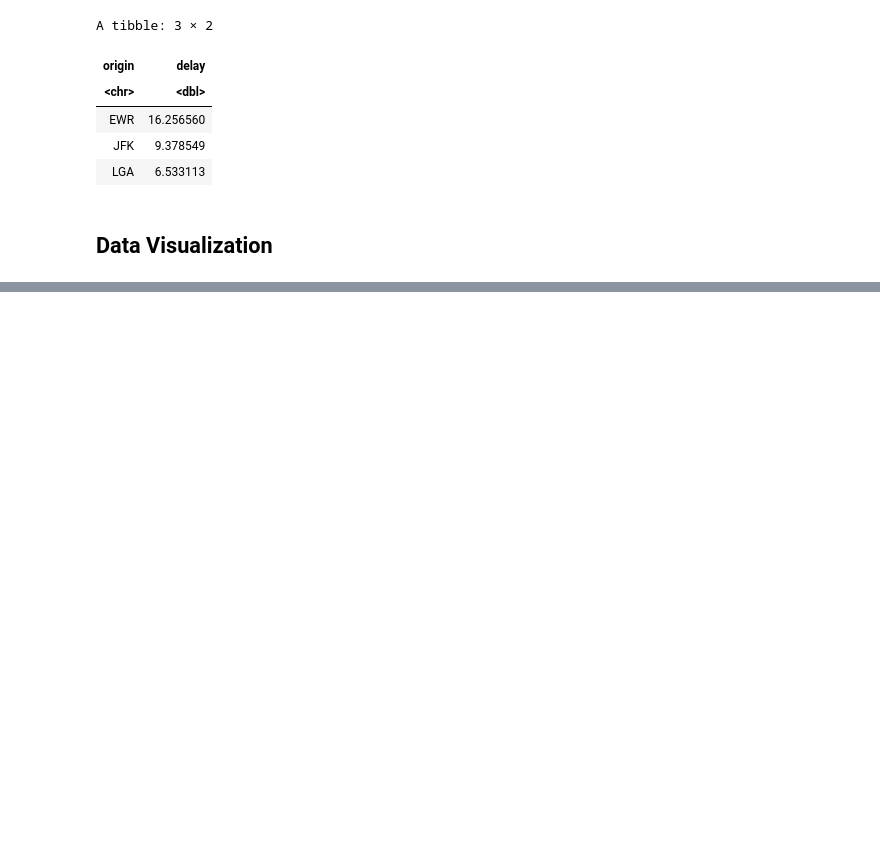
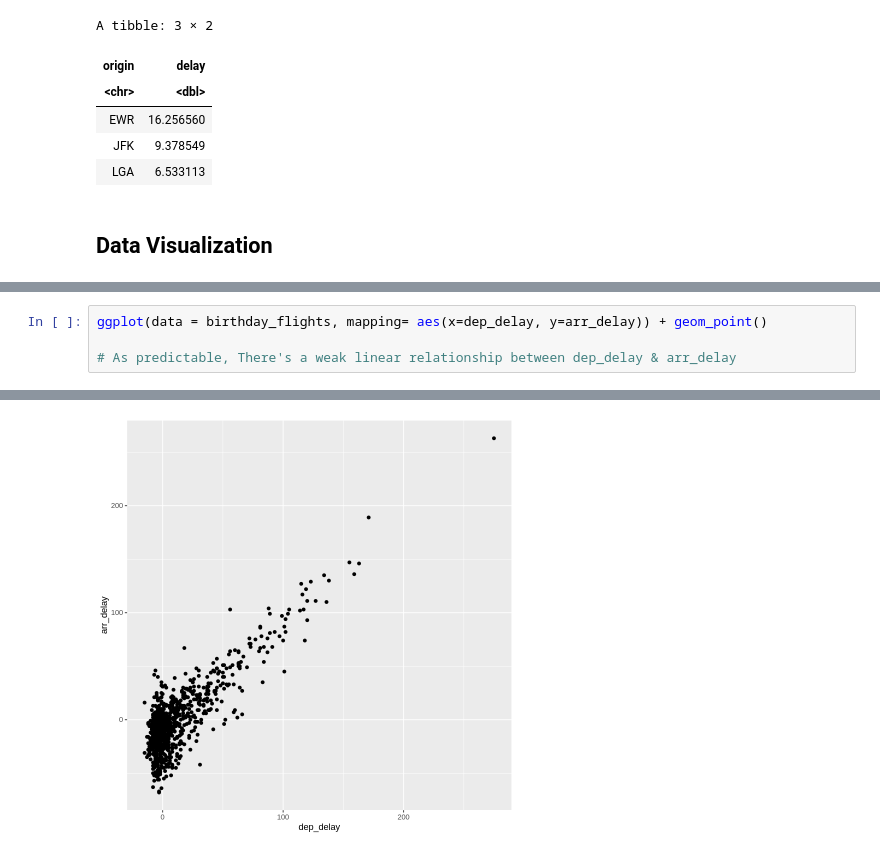
Before and after one commit to Vaycold/statistics_seminar, a Jupyter notebook: assignment_01.ipynb, the cells around one changed output, grey strips where cells are left out. Saved outputs shown, nothing was run; the diff lists cells and outputs as text; blank space fills up the shorter version.

```diff
--- a/assignment_01.ipynb
+++ b/assignment_01.ipynb
@@ -185,0 +216,5 @@ A tibble: 3 × 2
+# %%
+ggplot(data = birthday_flights, mapping= aes(x=dep_delay, y=arr_delay)) + geom_point()
+
+# As predictable, There's a weak linear relationship between dep_delay & arr_delay
+# %% [output]
@@ -185,0 +223 @@ A tibble: 3 × 2
+[figure, added]
```
Also changed, not shown: parts of 5 cells of this notebook.
